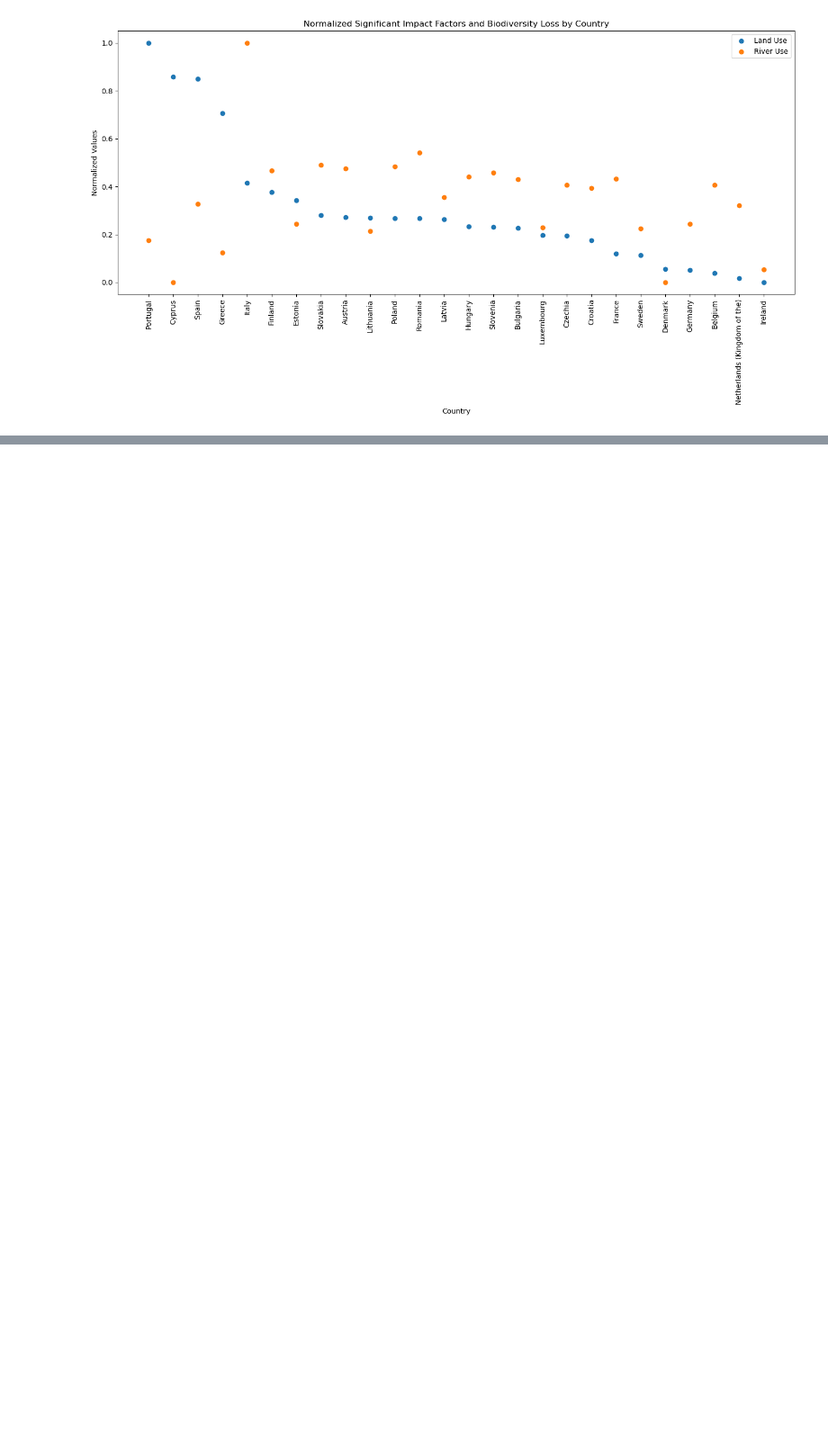
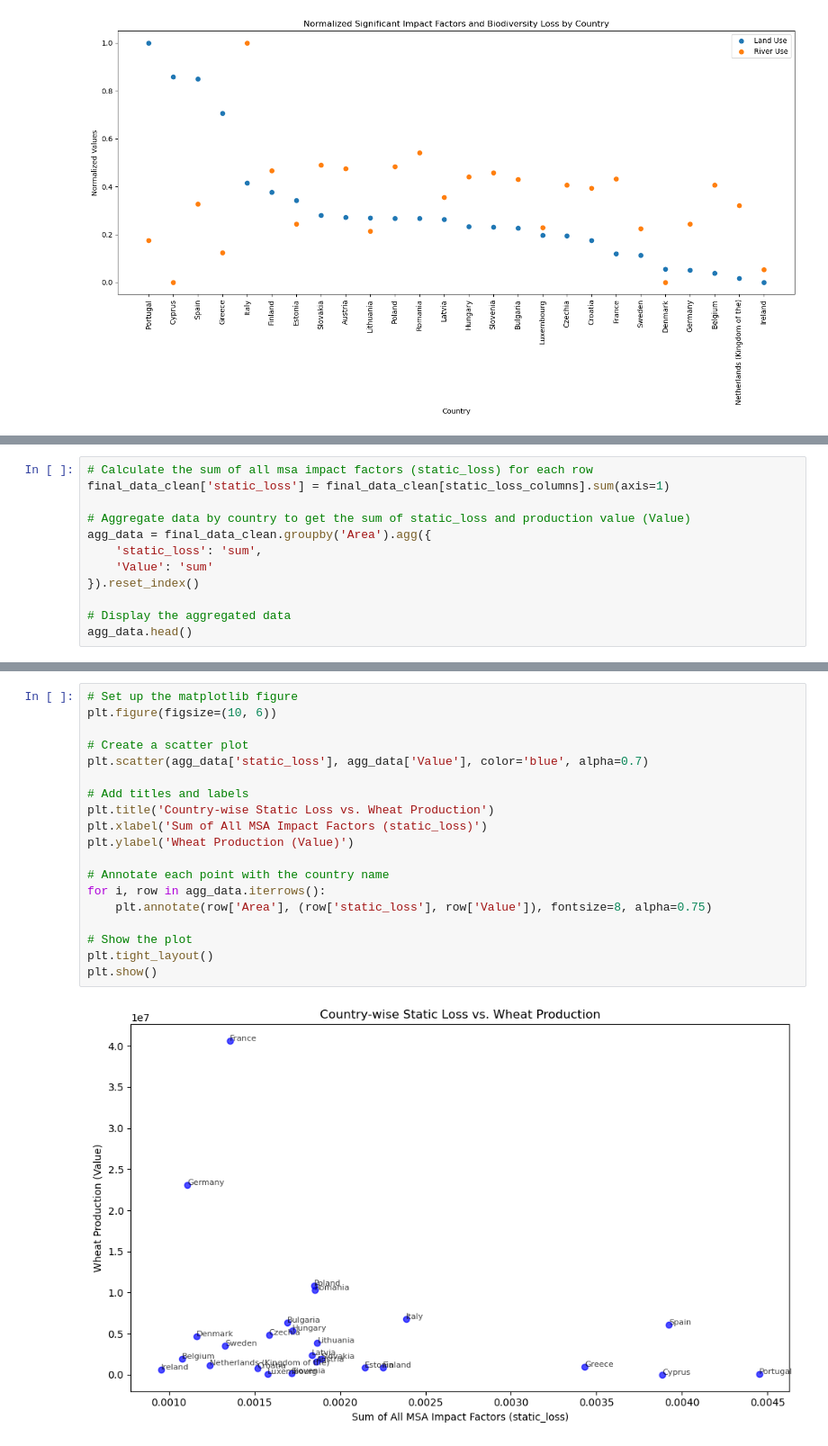
Before and after one commit to clairebertrandgithub/private-projects, a Jupyter notebook: wheat_impact.ipynb, the cells around one changed output, grey strips where cells are left out. Shown at 90% size. Drawn from its saved outputs; the diff is of its cells as text; blank space fills up the shorter version.

Commit message:
add last graph

```diff
--- a/wheat_impact.ipynb
+++ b/wheat_impact.ipynb
@@ -235,0 +211,12 @@ plt.show()
+# %%
+# Calculate the sum of all msa impact factors (static_loss) for each row
+final_data_clean['static_loss'] = final_data_clean[static_loss_columns].sum(axis=1)
+
+# Aggregate data by country to get the sum of static_loss and production value (Value)
+agg_data = final_data_clean.groupby('Area').agg({
+    'static_loss': 'sum',
+    'Value': 'sum'
+}).reset_index()
+
+# Display the aggregated data
+agg_data.head()
@@ -235,0 +235,21 @@ plt.show()
+# %%
+# Set up the matplotlib figure
+plt.figure(figsize=(10, 6))
+
+# Create a scatter plot
+plt.scatter(agg_data['static_loss'], agg_data['Value'], color='blue', alpha=0.7)
+
+# Add titles and labels
+plt.title('Country-wise Static Loss vs. Wheat Production')
+plt.xlabel('Sum of All MSA Impact Factors (static_loss)')
+plt.ylabel('Wheat Production (Value)')
+
+# Annotate each point with the country name
+for i, row in agg_data.iterrows():
+    plt.annotate(row['Area'], (row['static_loss'], row['Value']), fontsize=8, alpha=0.75)
+
+# Show the plot
+plt.tight_layout()
+plt.show()
+# %% [output]
+[figure, added]
```
Also changed, not shown: parts of 2 cells of this notebook.
